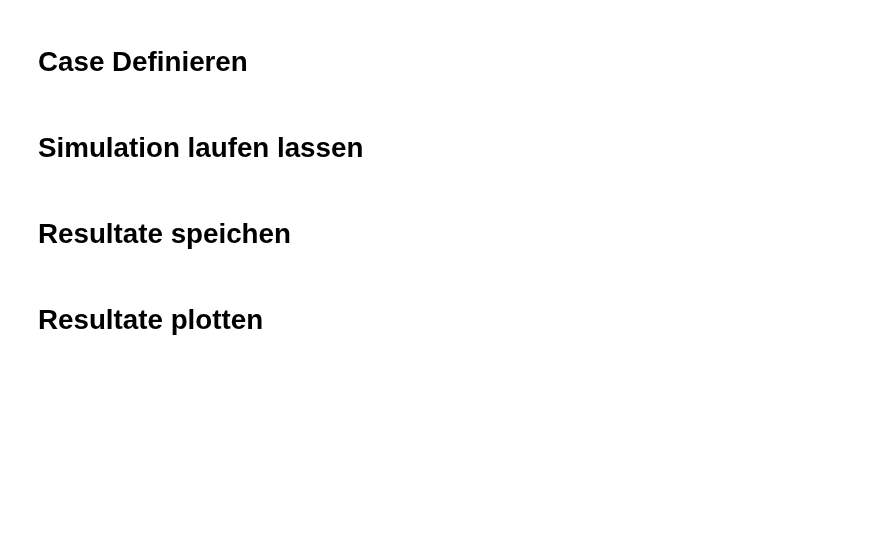
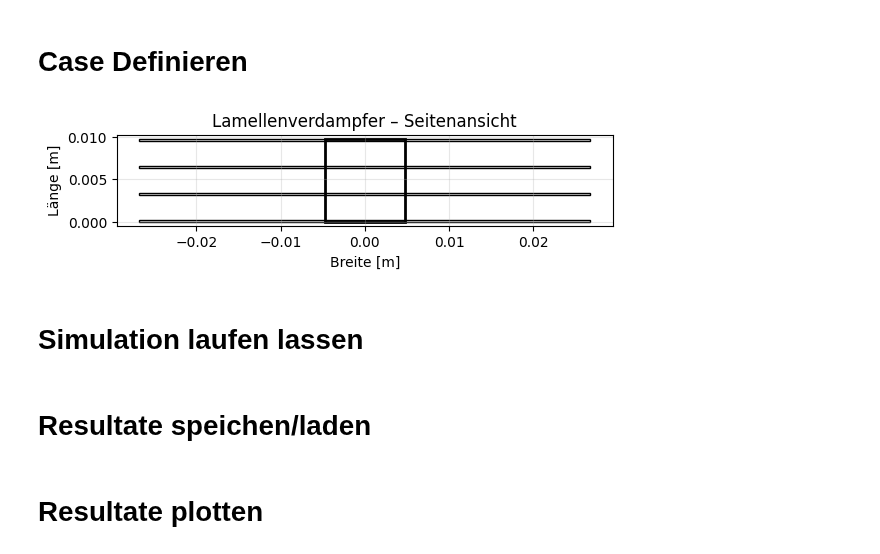
Before and after one commit to Lakito0100/MSE_VT1_luethluk, a Jupyter notebook: Examples/run_test_edge_domain.ipynb, the cells around one changed output. Cells and saved outputs as stored; diff of their text form; code cells hidden in the pictures; blank space fills up the shorter version.

```diff
--- a/Examples/run_test_edge_domain.ipynb
+++ b/Examples/run_test_edge_domain.ipynb
@@ -8,6 +13,10 @@ from CoolProp.HumidAirProp import HAPropsSI
 # %% [markdown]
 # Case Definieren
 # %%
+sim_run = True
+save_data = True
+read_date_from_csv = True
+
 T_a = 2.0
 T_w = -9.1
 P = 103500
@@ -30,33 +39,35 @@ cfg = CaseConfig(
     isv = 2830000,      # J/kg latent heat of desublimation
 
     # refrigerant data
     T_w = T_w,          # °C wall temperature
 
     # ice data
     rho_i = 920,        # kg/m^3 ice density
     h_sub= 2830000,     # J/kg latent heat of ablimation for water vapor
 
     # numerics
     t_end = 60*10,      # s endtime
     dt = 5           # s time step
 )
 
 geom = FinnTubedHX(
     n_fin = 4,           # -
     l_fin = 0.022,          # m
     fin_thickness = 0.0002,    # m
     fin_pitch = 0.0032,          # m
     d_tube_a = 0.00952,          # m
     tube_thickness = 0.025       # m
 )
 
 gs = GridShape(
     nx = 100,
     nr = 100,
     ntheta = 90
 )
 
 plot.plot_finned_tube_side(geom)
+# %% [output]
+[figure, added]
 # %% [markdown]
 # Simulation laufen lassen
 # %%
@@ -65,4 +77,4 @@ results = sim.run(cfg, geom, gs, Frostmodell_V1)
 # %% [markdown]
-# Resultate speichen
+# Resultate speichen/laden
 # %%
 result_file = "results_test_edge.csv"
```
Also changed, not shown: parts of 6 cells of this notebook, 5 other files.
